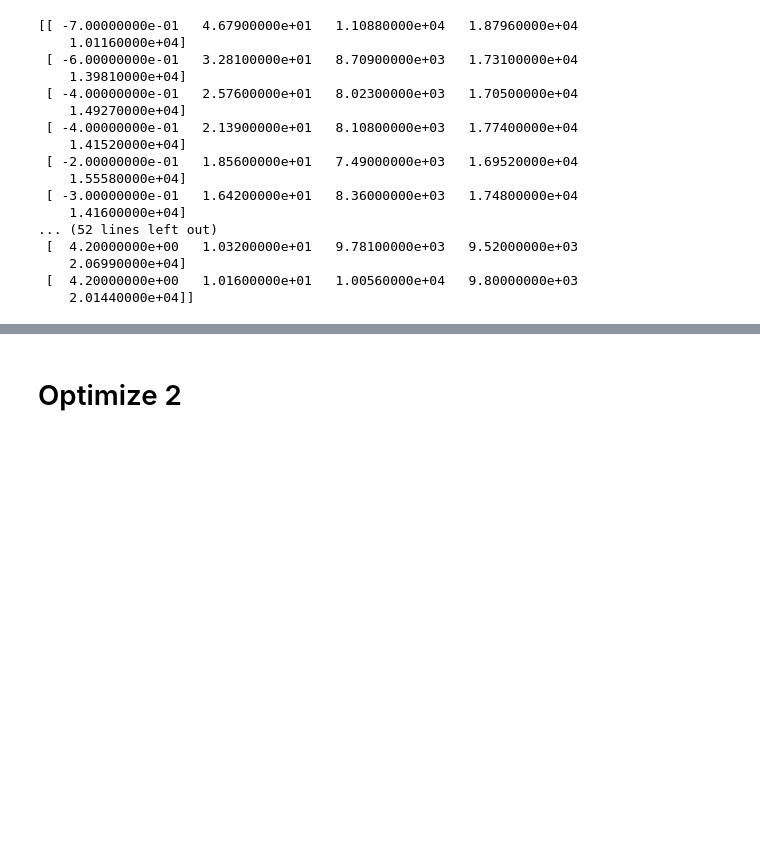
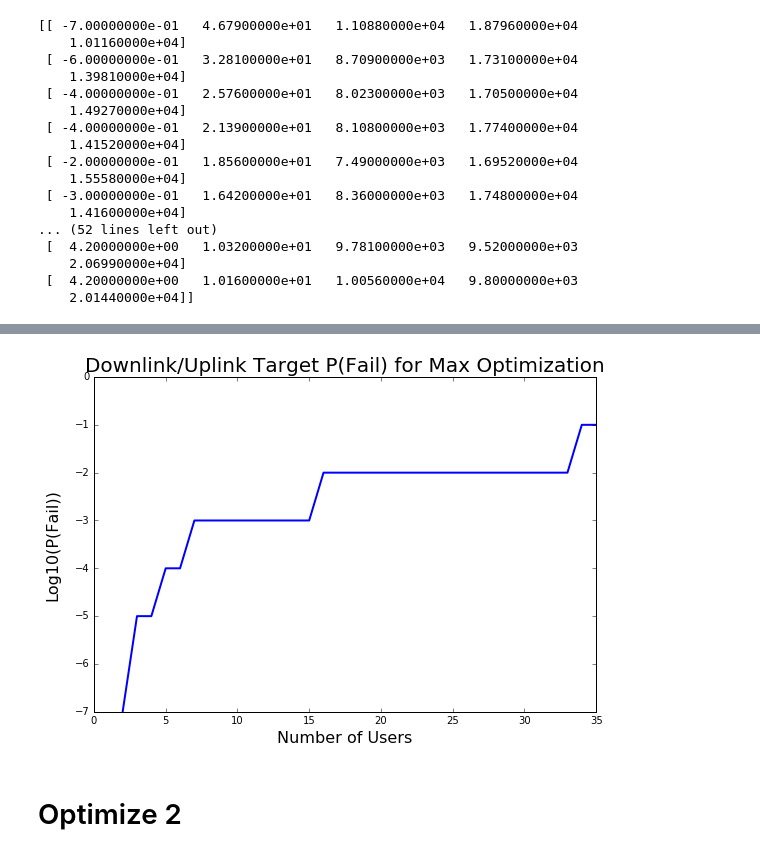
Before and after one commit to Lahaela/research-sahai, a Jupyter notebook: 160625/Optimize 4+5.ipynb, the cells around one changed output, grey strips where cells are left out. Saved outputs shown, nothing was run; the diff lists cells and outputs as text; code cells hidden in the pictures; blank space fills up the shorter version.

```diff
--- a/160625/Optimize 4+5.ipynb
+++ b/160625/Optimize 4+5.ipynb
@@ -835,3 +849,14 @@ print optimize_5_data
+# %%
+optimize_5_target = [linktargetdct[N][0] for N in user_range]
+figure(figsize=(9, 6))
+plot(user_range, optimize_5_target, lw=2.0)
+ylim([-7, 0])
+xlabel('Number of Users', fontsize=16)
+ylabel('Log10(P(Fail))', fontsize=16, labelpad=15)
+title('Downlink/Uplink Target P(Fail) for Max Optimization', fontsize=20)
+savefig('optimize_5_target.pdf', bbox='tight')
+# %% [output]
+[figure, added]
 # %% [markdown]
 # Optimize 2
 # %%
```
Also changed, not shown: parts of 2 cells of this notebook, 15 other files.
